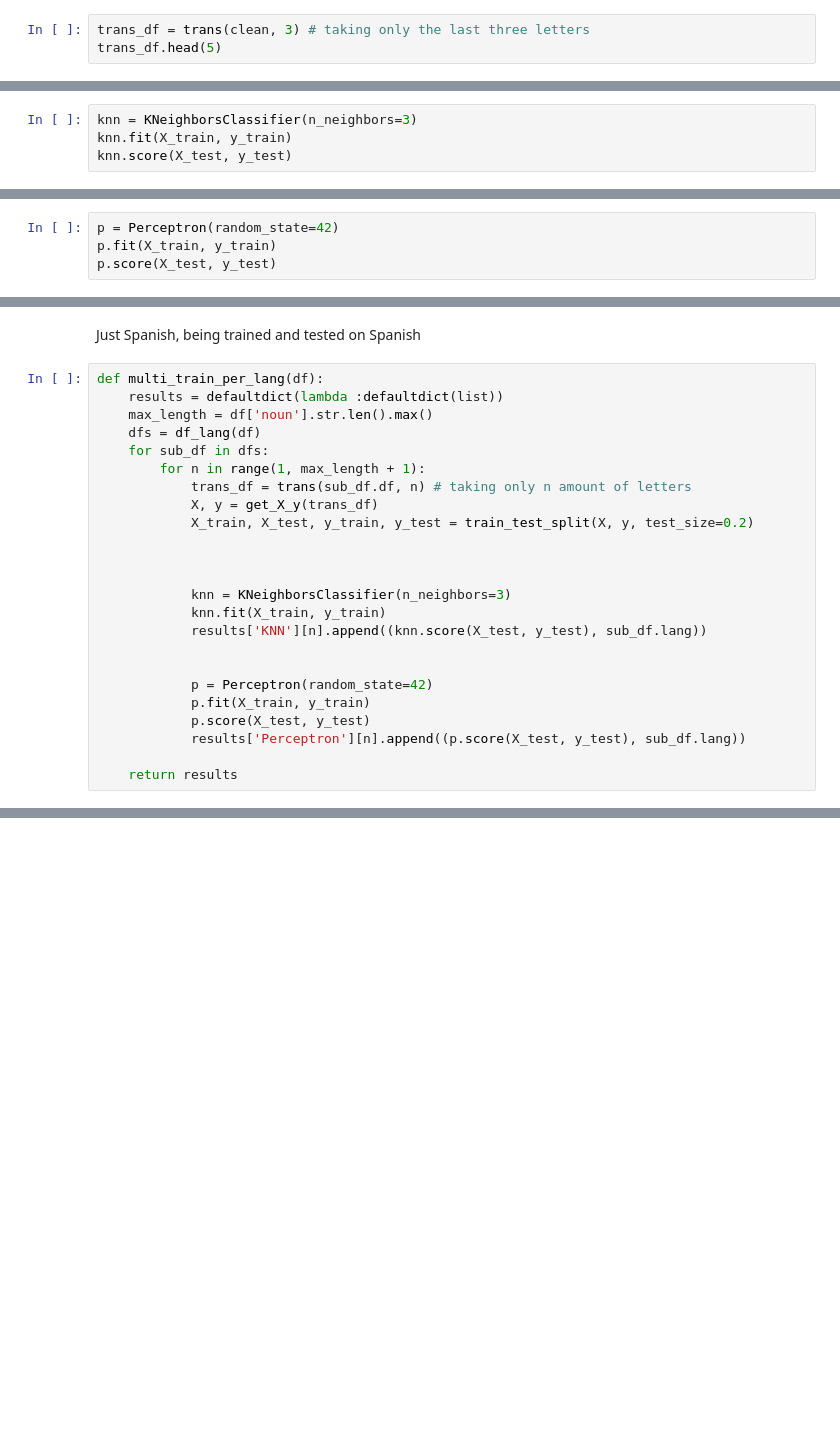
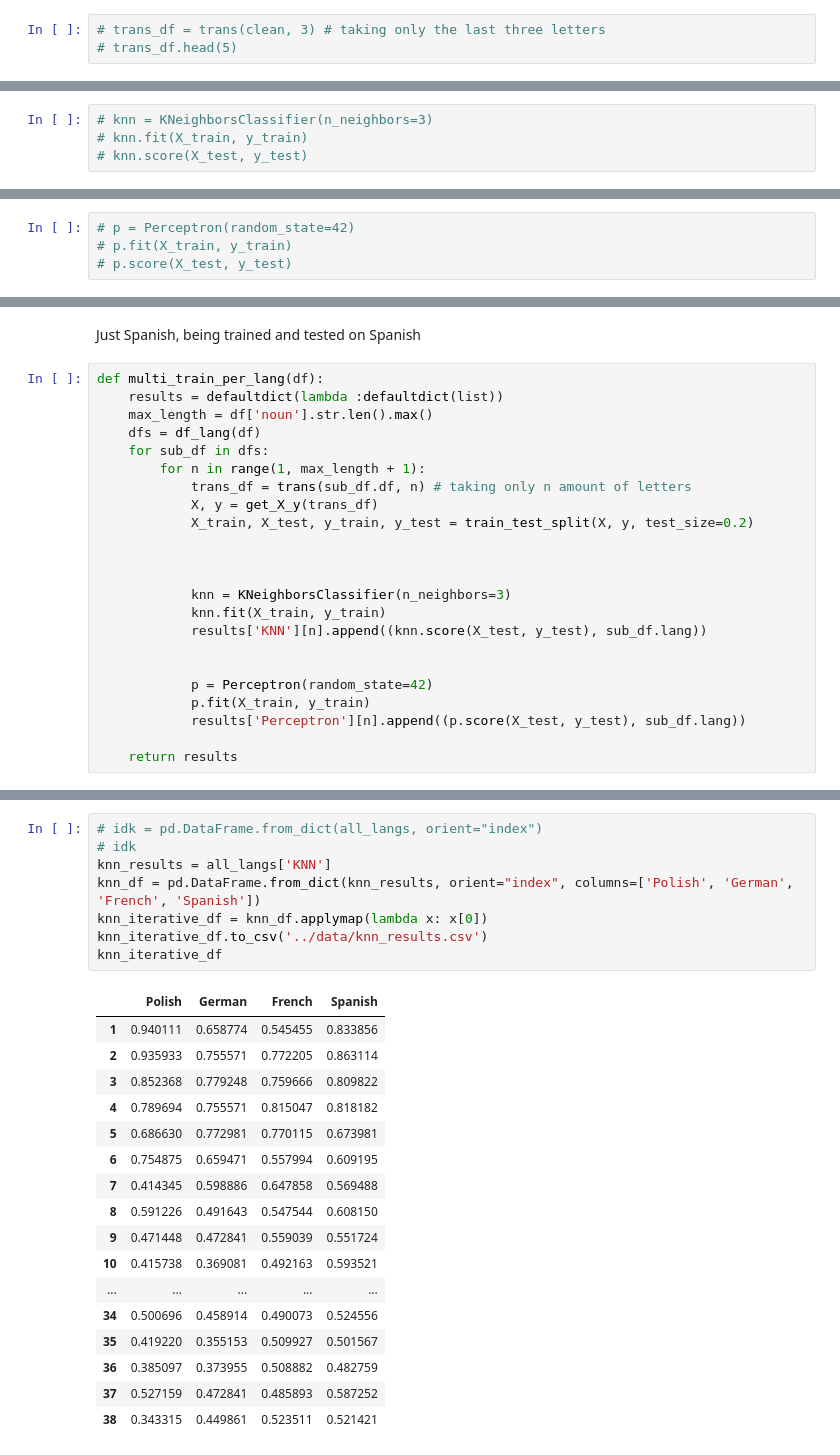
Before and after one commit to NinaNusb/-Morphology-Gender-assignment, a Jupyter notebook: notebooks/main.ipynb, the cells around one changed output, grey strips where cells are left out. Drawn from its saved outputs; the diff is of its cells as text; blank space fills up the shorter version.

```diff
--- a/notebooks/main.ipynb
+++ b/notebooks/main.ipynb
@@ -159,5 +176,5 @@ def trans(dframe, n=0):
     reduced_df.reset_index(inplace=True, drop=True) # reset indexes
     return pd.concat([reduced_df, transformed_df], axis=1) # create new dataframe of reduced df and transformed df
 # %%
-trans_df = trans(clean, 3) # taking only the last three letters
-trans_df.head(5)
+# trans_df = trans(clean, 3) # taking only the last three letters
+# trans_df.head(5)
@@ -182,6 +191,6 @@ X_train, X_test, y_train, y_test = train_test_split(X, y, test_size=0.2)
 # %% [markdown]
 ### 4.3 K-NN
 # %%
-knn = KNeighborsClassifier(n_neighbors=3)
-knn.fit(X_train, y_train)
-knn.score(X_test, y_test)
+# knn = KNeighborsClassifier(n_neighbors=3)
+# knn.fit(X_train, y_train)
+# knn.score(X_test, y_test)
@@ -190,6 +197,6 @@ knn.score(X_test, y_test)
 # %% [markdown]
 ### 4.4 Perceptron
 # %%
-p = Perceptron(random_state=42)
-p.fit(X_train, y_train)
-p.score(X_test, y_test)
+# p = Perceptron(random_state=42)
+# p.fit(X_train, y_train)
+# p.score(X_test, y_test)
@@ -263,7 +250,6 @@ def multi_train_per_lang(df):
 
             p = Perceptron(random_state=42)
             p.fit(X_train, y_train)
-            p.score(X_test, y_test)
             results['Perceptron'][n].append((p.score(X_test, y_test), sub_df.lang))
 
     return results
@@ -290,0 +277,26 @@ defaultdict(<function __main__.multi_train_per_lang.<locals>.<lambda>()>,
+# %%
+# idk = pd.DataFrame.from_dict(all_langs, orient="index")
+# idk
+knn_results = all_langs['KNN']
+knn_df = pd.DataFrame.from_dict(knn_results, orient="index", columns=['Polish', 'German', 'French', 'Spanish'])
+knn_iterative_df = knn_df.applymap(lambda x: x[0])
+knn_iterative_df.to_csv('../data/knn_results.csv')
+knn_iterative_df
+# %% [output]
+|  | Polish | German | French | Spanish |
+| 1 | 0.940111 | 0.658774 | 0.545455 | 0.833856 |
+| 2 | 0.935933 | 0.755571 | 0.772205 | 0.863114 |
+| 3 | 0.852368 | 0.779248 | 0.759666 | 0.809822 |
+| 4 | 0.789694 | 0.755571 | 0.815047 | 0.818182 |
+| 5 | 0.686630 | 0.772981 | 0.770115 | 0.673981 |
+| 6 | 0.754875 | 0.659471 | 0.557994 | 0.609195 |
+| 7 | 0.414345 | 0.598886 | 0.647858 | 0.569488 |
+| 8 | 0.591226 | 0.491643 | 0.547544 | 0.608150 |
+| 9 | 0.471448 | 0.472841 | 0.559039 | 0.551724 |
+| 10 | 0.415738 | 0.369081 | 0.492163 | 0.593521 |
+| ... | ... | ... | ... | ... |
+| 34 | 0.500696 | 0.458914 | 0.490073 | 0.524556 |
+| 35 | 0.419220 | 0.355153 | 0.509927 | 0.501567 |
+| 36 | 0.385097 | 0.373955 | 0.508882 | 0.482759 |
+| 37 | 0.527159 | 0.472841 | 0.485893 | 0.587252 |
+| 38 | 0.343315 | 0.449861 | 0.523511 | 0.521421 |
```
Also changed, not shown: parts of 10 cells of this notebook.
